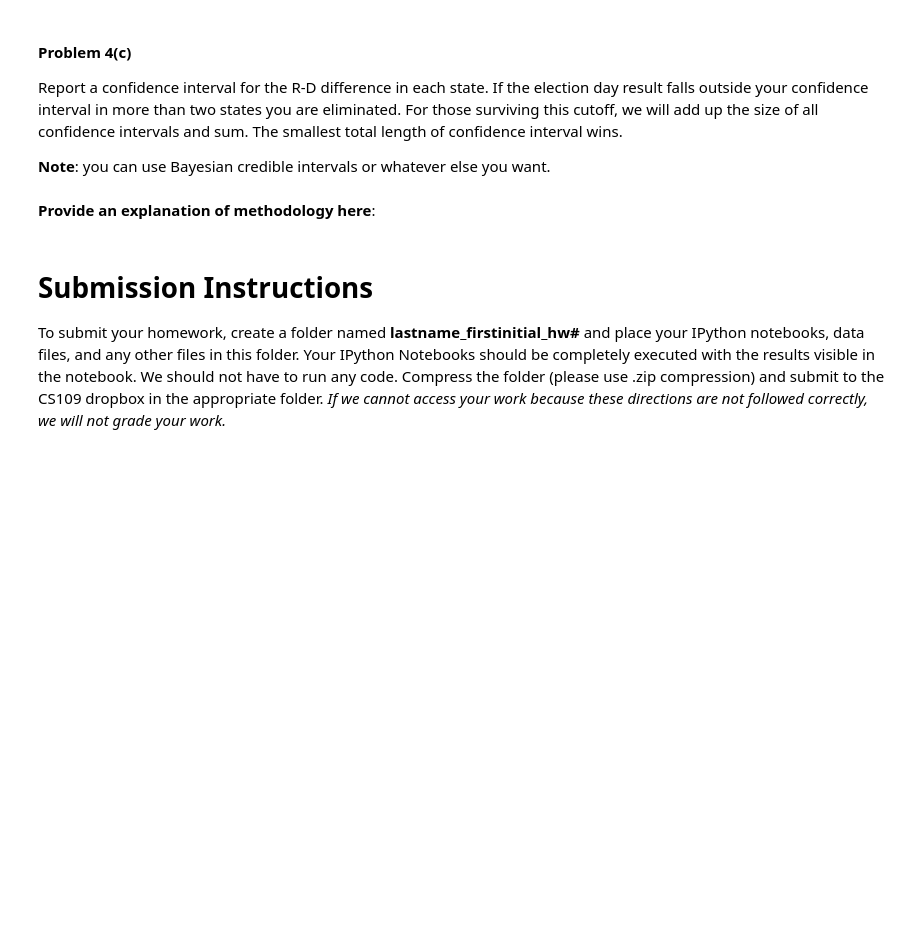
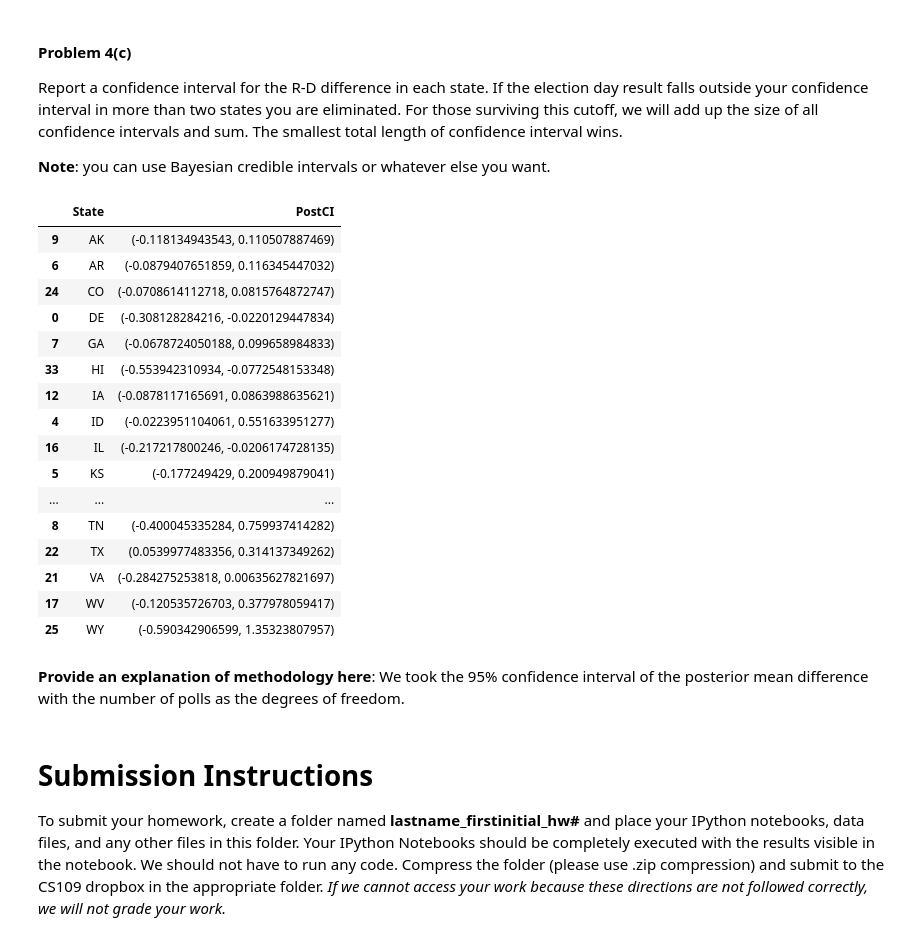
Before and after one commit to dimagalat/CSCI_E-109, a Jupyter notebook: homework/santos_n_hw4/HW4.ipynb, the cells around one changed output. Drawn from its saved outputs; the diff is of its cells as text; code cells hidden in the pictures; blank space fills up the shorter version.

```diff
--- a/homework/santos_n_hw4/HW4.ipynb
+++ b/homework/santos_n_hw4/HW4.ipynb
@@ -735,5 +562,29 @@ Report a confidence interval for the R-D difference in each state. If the electi
-# %% [markdown]
-**Provide an explanation of methodology here**:
+# %%
+ci = lambda race: (stats.t.interval(.95, race["Polls"] - 1,
+                                    loc=race["PostMean"],
+                                    scale=race["PostError"]))
+posteriors["PostCI"] = posteriors.apply(ci, axis=1)
+posteriors[["State", "PostCI"]].sort("State")
+# %% [output]
+|  | State | PostCI |
+| 9 | AK | (-0.118134943543, 0.110507887469) |
+| 6 | AR | (-0.0879407651859, 0.116345447032) |
+| 24 | CO | (-0.0708614112718, 0.0815764872747) |
+| 0 | DE | (-0.308128284216, -0.0220129447834) |
+| 7 | GA | (-0.0678724050188, 0.099658984833) |
+| 33 | HI | (-0.553942310934, -0.0772548153348) |
+| 12 | IA | (-0.0878117165691, 0.0863988635621) |
+| 4 | ID | (-0.0223951104061, 0.551633951277) |
+| 16 | IL | (-0.217217800246, -0.0206174728135) |
+| 5 | KS | (-0.177249429, 0.200949879041) |
+| ... | ... | ... |
+| 8 | TN | (-0.400045335284, 0.759937414282) |
+| 22 | TX | (0.0539977483356, 0.314137349262) |
+| 21 | VA | (-0.284275253818, 0.00635627821697) |
+| 17 | WV | (-0.120535726703, 0.377978059417) |
+| 25 | WY | (-0.590342906599, 1.35323807957) |
+# %% [markdown]
+**Provide an explanation of methodology here**: We took the 95% confidence interval of the posterior mean difference with the number of polls as the degrees of freedom.
 # %% [markdown]
 # Submission Instructions
 
```
Also changed, not shown: parts of 40 cells of this notebook.
